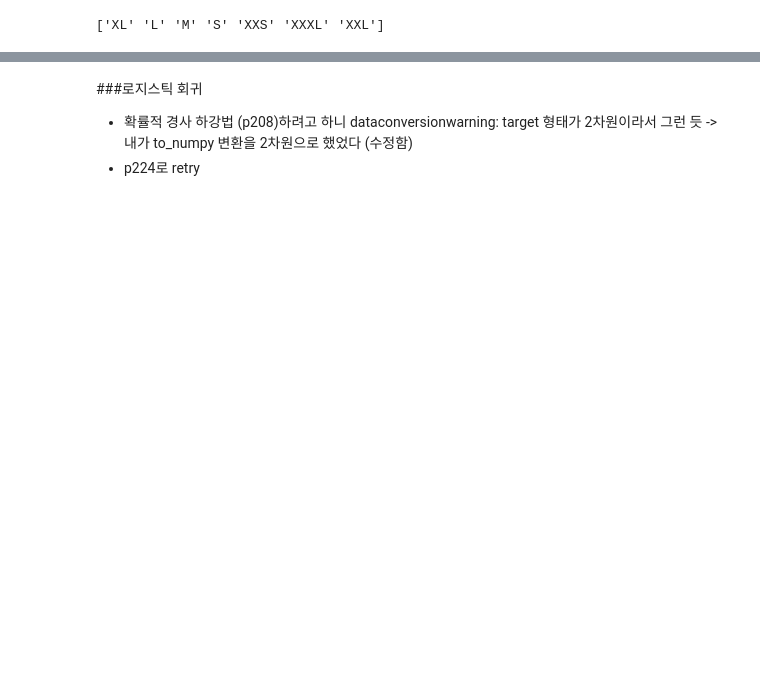
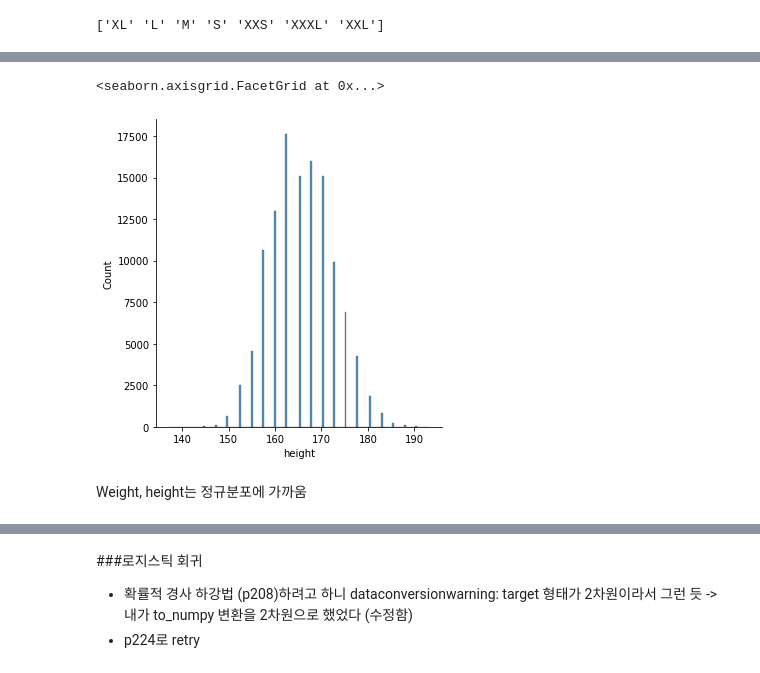
Before and after one commit to Nayoung-young/kaggle_practice, a Jupyter notebook: Clothes_Size_Prediction.ipynb, the cells around one changed output, grey strips where cells are left out. Drawn from its saved outputs; the diff is of its cells as text; code cells hidden in the pictures; blank space fills up the shorter version.

```diff
--- a/Clothes_Size_Prediction.ipynb
+++ b/Clothes_Size_Prediction.ipynb
@@ -72,0 +109,8 @@ weight_arr.size
+# %%
+# height distribution
+sns.displot(data["height"])
+# %% [output]
+<seaborn.axisgrid.FacetGrid at 0x...>
+[figure, added]
+# %% [markdown]
+Weight, height는 정규분포에 가까움
```
Also changed, not shown: parts of 59 cells of this notebook.
